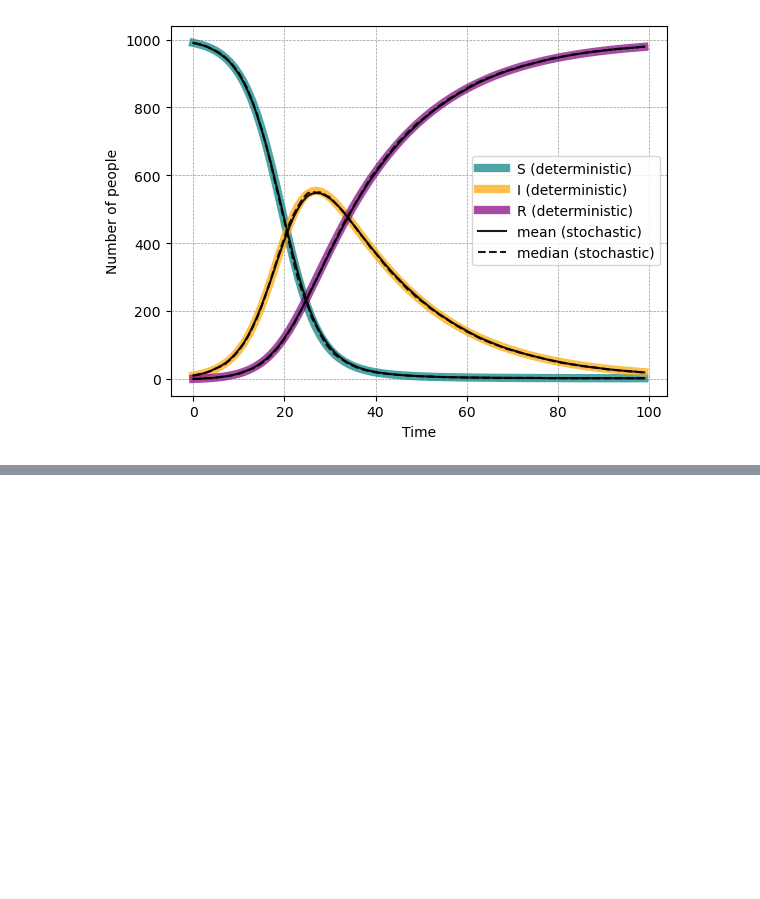
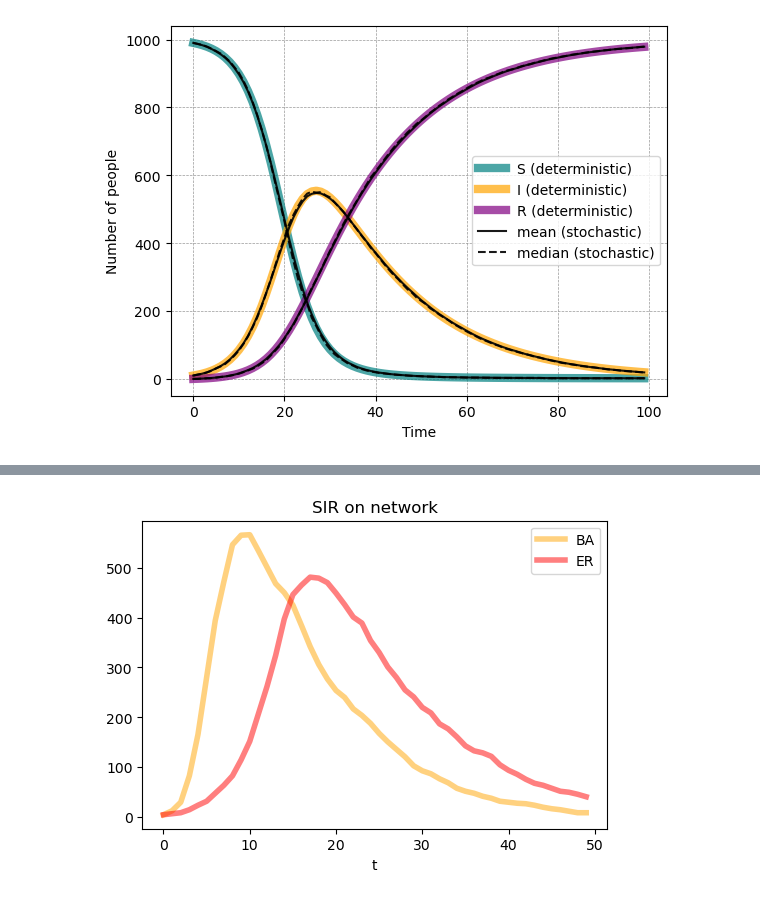
Before and after one commit to nmoghaddas19/PHYS-7335, a Jupyter notebook: epidemics/code.ipynb, the cells around one changed output, grey strips where cells are left out. Drawn from its saved outputs; the diff is of its cells as text; code cells hidden in the pictures; blank space fills up the shorter version.

```diff
--- a/epidemics/code.ipynb
+++ b/epidemics/code.ipynb
@@ -188,0 +354,31 @@ ax.legend()
+# %%
+N = 1000
+Ger = nx.erdos_renyi_graph(N, 4/N)
+seed_num = 5
+T = 50
+susceptible_compartment = 'S'
+infectious_compartment = 'I'
+
+transmissions = {\
+                'S' : ('I', 'contagion', 'beta'), \
+                'I' : ('R', 'spontaneous', 'mu') \
+                }
+params = {\
+         'beta': 0.2,\
+          'mu' : 0.1
+         }
+compartments_er = {'S':[],
+                'I':[],
+                'R':[]}
+
+epidemic_model_network(Ger, compartments_er, seed_num, T, transmissions, params)
+
+plt.figure(figsize=(6,4),dpi=100)
+plt.plot(range(T), compartments['I'], c="orange",linewidth = 4.0, alpha=0.5, label = 'BA')
+plt.plot(range(T), compartments_er['I'], c="red",linewidth = 4.0, alpha=0.5, label = 'ER')
+plt.xlabel('t')
+plt.title('SIR on network')
+plt.legend()
+plt.show()
+# %% [output]
+[figure, added]
```
Also changed, not shown: parts of 7 cells of this notebook, 1 other file.
